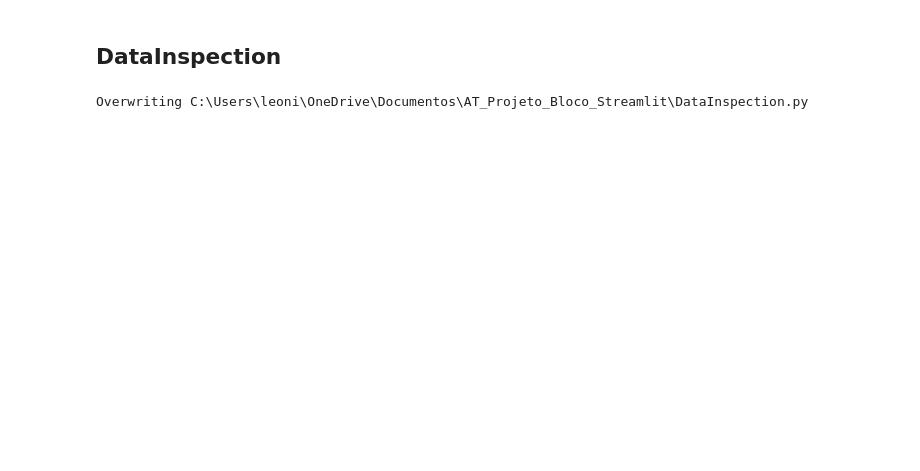
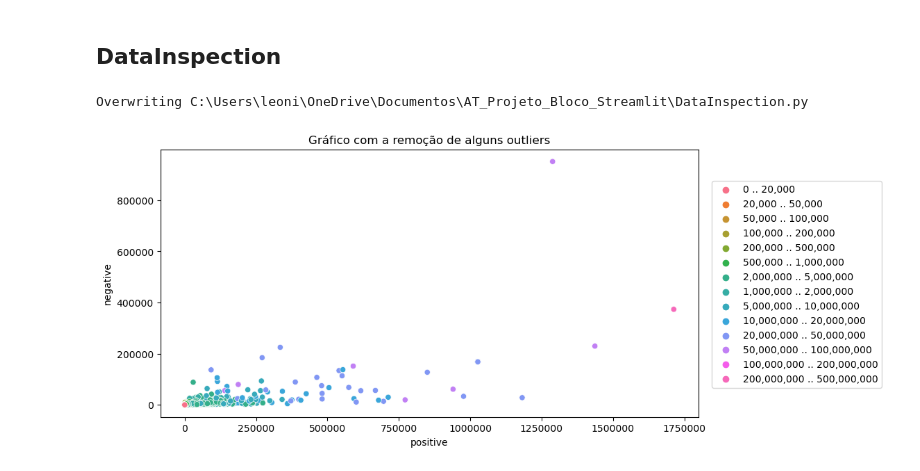
Before and after one commit to Leonidas-Vitor/AT_Projeto_Bloco_Steam, a Jupyter notebook: Jupyters/DataInspection.ipynb, the cells around one changed output. Cells and saved outputs as stored; diff of their text form; code cells hidden in the pictures; blank space fills up the shorter version.

```diff
--- a/Jupyters/DataInspection.ipynb
+++ b/Jupyters/DataInspection.ipynb
@@ -368,3 +370,20 @@ st.markdown(at_lib.GetBasicTextMarkdown(20,
     '''),unsafe_allow_html=True)
 # %% [output]
 Overwriting C:\Users\leoni\OneDrive\Documentos\AT_Projeto_Bloco_Streamlit\DataInspection.py
+# %%
+import pandas as pd
+import seaborn as sb
+import matplotlib.pyplot as plt
+df_steam = pd.read_csv('''C:\\Users\\leoni\\OneDrive\\Documentos\\AT_Projeto_Bloco_Streamlit\\SteamDatasetForStreamlit.csv''',engine='pyarrow')
+df_steam.drop(df_steam[df_steam['scrap_status'] != 'Scrap_Sucess'].index,inplace=True)
+df_steam.drop(df_steam[df_steam['type'] != 'game'].index,inplace=True)
+# %%
+fig, ax = plt.subplots(figsize=(10,5))
+sb.scatterplot(df_steam,x=df_steam[df_steam['positive'] < 2000000]['positive'], y='negative',hue='steamspy_owners',ax=ax)
+ax.set_title('Gráfico com a remoção de alguns outliers')
+ax.ticklabel_format(style='plain', axis='both')
+ax.legend(loc='upper right', bbox_to_anchor=(1.35, 0.9), ncol=1)
+
+plt.show()
+# %% [output]
+[figure, added]
```
Also changed, not shown: parts of 1 cell of this notebook, 1 other file.
